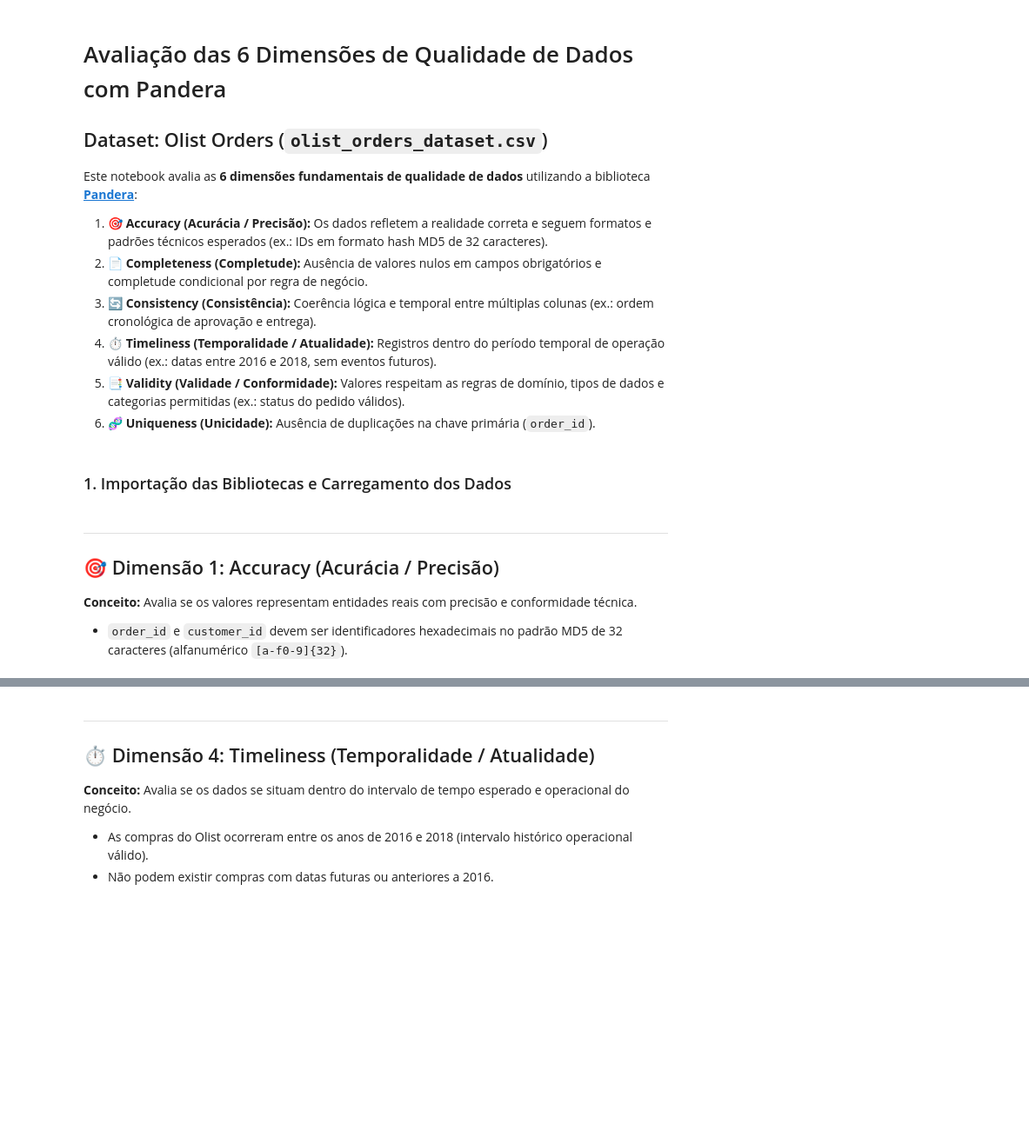
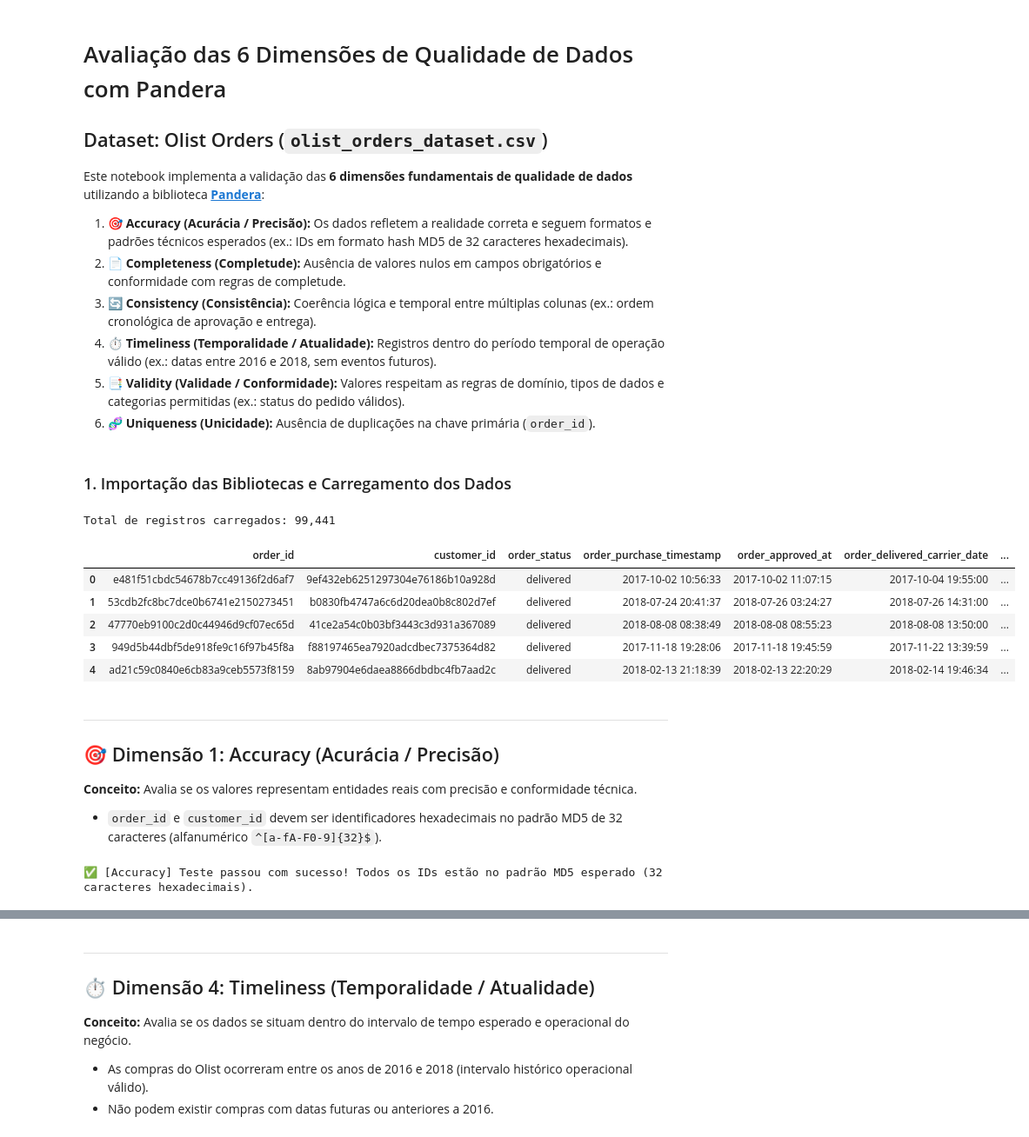
Before and after one commit to yanchagas04/machine_learning_cimatec, a Jupyter notebook: olist/notebooks/orders_tests.ipynb, the cells around one changed output, grey strips where cells are left out. Shown at 87% size. Drawn from its saved outputs; the diff is of its cells as text; code cells hidden in the pictures; blank space fills up the shorter version.

Commit message:
feat(olist): Notebook de Análise Exploratória

```diff
--- a/olist/notebooks/orders_tests.ipynb
+++ b/olist/notebooks/orders_tests.ipynb
@@ -2,10 +2,10 @@
 # Avaliação das 6 Dimensões de Qualidade de Dados com Pandera
 ## Dataset: Olist Orders (`olist_orders_dataset.csv`)
 
-Este notebook avalia as **6 dimensões fundamentais de qualidade de dados** utilizando a biblioteca **[Pandera](https://pandera.readthedocs.io/)**:
+Este notebook implementa a validação das **6 dimensões fundamentais de qualidade de dados** utilizando a biblioteca **[Pandera](https://pandera.readthedocs.io/)**:
 
-1. 🎯 **Accuracy (Acurácia / Precisão):** Os dados refletem a realidade correta e seguem formatos e padrões técnicos esperados (ex.: IDs em formato hash MD5 de 32 caracteres).
-2. 📄 **Completeness (Completude):** Ausência de valores nulos em campos obrigatórios e completude condicional por regra de negócio.
+1. 🎯 **Accuracy (Acurácia / Precisão):** Os dados refletem a realidade correta e seguem formatos e padrões técnicos esperados (ex.: IDs em formato hash MD5 de 32 caracteres hexadecimais).
+2. 📄 **Completeness (Completude):** Ausência de valores nulos em campos obrigatórios e conformidade com regras de completude.
 3. 🔄 **Consistency (Consistência):** Coerência lógica e temporal entre múltiplas colunas (ex.: ordem cronológica de aprovação e entrega).
 4. ⏱️ **Timeliness (Temporalidade / Atualidade):** Registros dentro do período temporal de operação válido (ex.: datas entre 2016 e 2018, sem eventos futuros).
 5. 📑 **Validity (Validade / Conformidade):** Valores respeitam as regras de domínio, tipos de dados e categorias permitidas (ex.: status do pedido válidos).
@@ -13,34 +13,47 @@ Este notebook avalia as **6 dimensões fundamentais de qualidade de dados** util
 # %% [markdown]
 ### 1. Importação das Bibliotecas e Carregamento dos Dados
 # %%
+from pathlib import Path
 import pandas as pd
 import pandera.pandas as pa
 from pandera.pandas import Column, Check, DataFrameSchema
 from pandera.errors import SchemaErrors, SchemaError
 
-# Carregando o dataset de pedidos
-df_orders = pd.read_csv("../data/raw/olist_orders_dataset.csv")
+# Localização robusta do dataset (compatível com execução na raiz ou na pasta notebooks)
+data_path = Path("data/raw/olist_orders_dataset.csv")
+if not data_path.exists():
+    data_path = Path("../data/raw/olist_orders_dataset.csv")
+
+df_orders = pd.read_csv(data_path)
 
 # Conversão das colunas de data para datetime
 date_columns = [
     "order_purchase_timestamp",
     "order_approved_at",
     "order_delivered_carrier_date",
     "order_delivered_customer_date",
     "order_estimated_delivery_date"
 ]
 
 for col in date_columns:
     df_orders[col] = pd.to_datetime(df_orders[col], errors="coerce")
 
-print(f"Total de registros: {len(df_orders):,}")
+print(f"Total de registros carregados: {len(df_orders):,}")
 df_orders.head()
+# %% [output]
+Total de registros carregados: 99,441
+|  | order_id | customer_id | order_status | order_purchase_timestamp | order_approved_at | order_delivered_carrier_date | ... |
+| 0 | e481f51cbdc54678b7cc49136f2d6af7 | 9ef432eb6251297304e76186b10a928d | delivered | 2017-10-02 10:56:33 | 2017-10-02 11:07:15 | 2017-10-04 19:55:00 | ... |
+| 1 | 53cdb2fc8bc7dce0b6741e2150273451 | b0830fb4747a6c6d20dea0b8c802d7ef | delivered | 2018-07-24 20:41:37 | 2018-07-26 03:24:27 | 2018-07-26 14:31:00 | ... |
+| 2 | 47770eb9100c2d0c44946d9cf07ec65d | 41ce2a54c0b03bf3443c3d931a367089 | delivered | 2018-08-08 08:38:49 | 2018-08-08 08:55:23 | 2018-08-08 13:50:00 | ... |
+| 3 | 949d5b44dbf5de918fe9c16f97b45f8a | f88197465ea7920adcdbec7375364d82 | delivered | 2017-11-18 19:28:06 | 2017-11-18 19:45:59 | 2017-11-22 13:39:59 | ... |
+| 4 | ad21c59c0840e6cb83a9ceb5573f8159 | 8ab97904e6daea8866dbdbc4fb7aad2c | delivered | 2018-02-13 21:18:39 | 2018-02-13 22:20:29 | 2018-02-14 19:46:34 | ... |
 # %% [markdown]
 ---
 ## 🎯 Dimensão 1: Accuracy (Acurácia / Precisão)
 
 **Conceito:** Avalia se os valores representam entidades reais com precisão e conformidade técnica.
-- `order_id` e `customer_id` devem ser identificadores hexadecimais no padrão MD5 de 32 caracteres (alfanumérico `[a-f0-9]{32}`).
+- `order_id` e `customer_id` devem ser identificadores hexadecimais no padrão MD5 de 32 caracteres (alfanumérico `^[a-fA-F0-9]{32}$`).
 # %%
 schema_accuracy = DataFrameSchema(
     columns={
@@ -59,10 +72,12 @@ schema_accuracy = DataFrameSchema(
 
 try:
     schema_accuracy.validate(df_orders, lazy=True)
-    print("✅ [Accuracy] Teste passou com sucesso! Todos os IDs estão no padrão MD5 esperado.")
+    print("✅ [Accuracy] Teste passou com sucesso! Todos os IDs estão no padrão MD5 esperado (32 caracteres hexadecimais).")
 except SchemaErrors as err:
     print("❌ [Accuracy] Falhas encontradas:")
     display(err.failure_cases.head())
+# %% [output]
+✅ [Accuracy] Teste passou com sucesso! Todos os IDs estão no padrão MD5 esperado (32 caracteres hexadecimais).
 # %% [markdown]
 ---
 ## 📄 Dimensão 2: Completeness (Completude)
```
Also changed, not shown: parts of 10 cells of this notebook, 1 other file.
